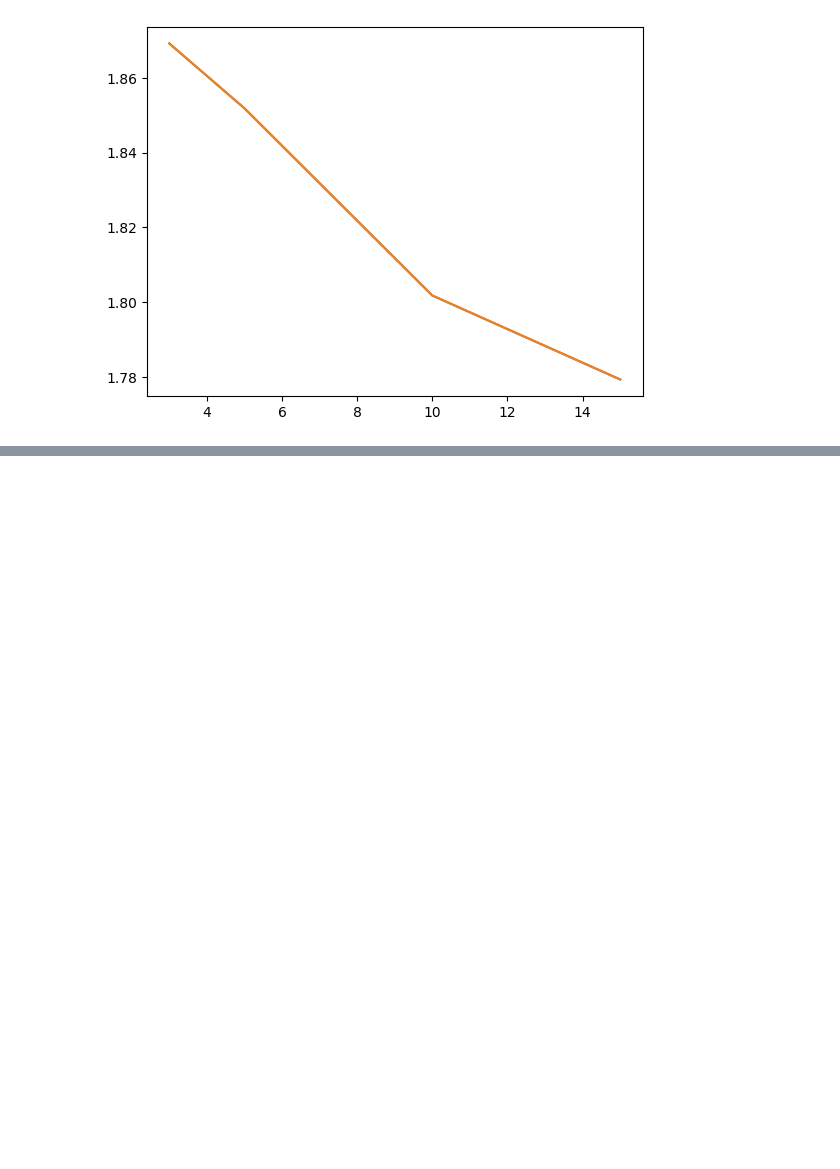
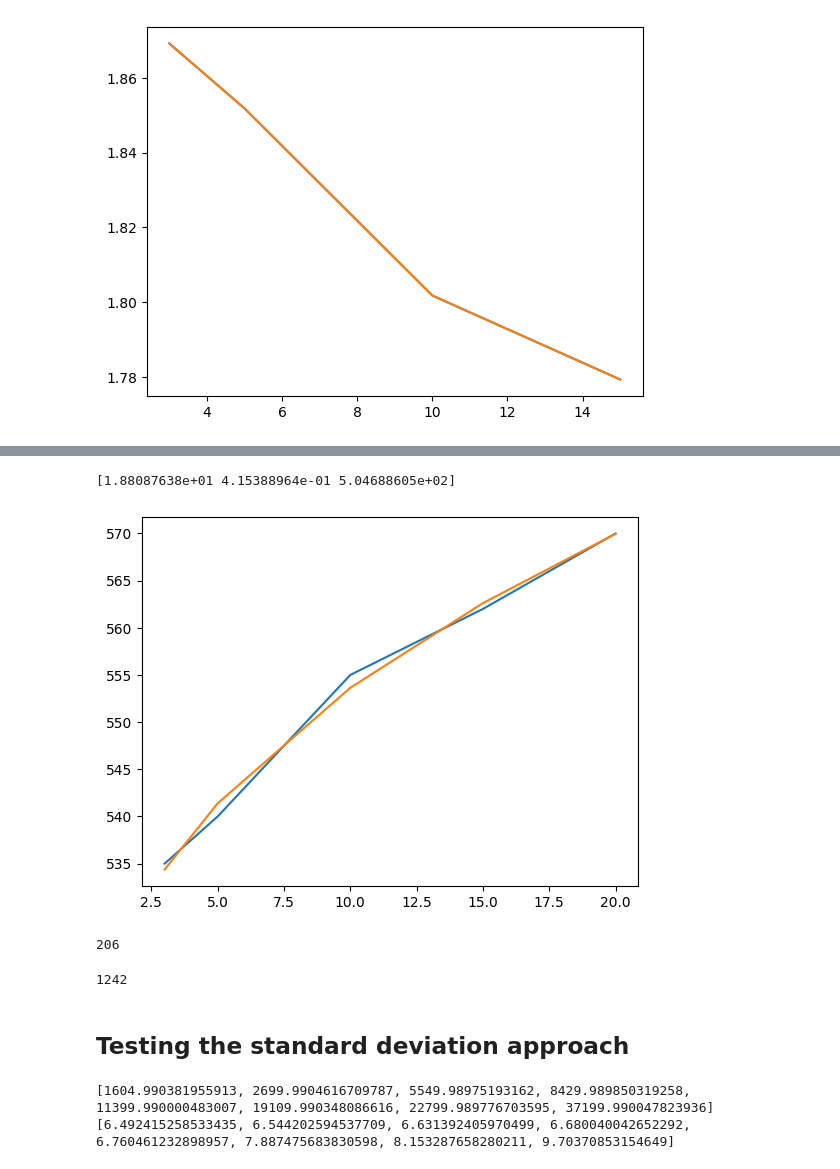
Before and after one commit to TWilson05/IAAF_Points, a Jupyter notebook: code_workbook.ipynb, the cells around one changed output, grey strips where cells are left out. Drawn from its saved outputs; the diff is of its cells as text; code cells hidden in the pictures; blank space fills up the shorter version.

```diff
--- a/code_workbook.ipynb
+++ b/code_workbook.ipynb
@@ -391,0 +418,69 @@ print(int(points))
+# %%
+popt_null, pcov = spo.curve_fit(f, distances[:n_points], pace_null[:n_points], p0=[1, 1, 1])
+
+print(popt_null)
+
+plt.plot(distances[:n_points], pace_null[:n_points])
+plt.plot(distances[:n_points], f(np.array(distances[:n_points]), *popt_null))
+plt.show()
+# %% [output]
+[1.88087638e+01 4.15388964e-01 5.04688605e+02]
+[figure, added]
+# %%
+dist = 1.5
+time = "9:53.71"
+
+p_max_d = f(dist, *popt_max)
+p_null_d = f(dist, *popt_null)
+
+t_max = dist * p_max_d
+t_null = dist * p_null_d
+a_val = 1400 / (t_null - t_max)**2
+
+time_s = time_to_secs(time)
+points = a_val * (time_s - t_null)**2
+print(int(points))
+# %% [output]
+206
+# %%
+dist = 1.609
+time = "5:31.08"
+
+p_max_d = f(dist, *popt_max)
+p_null_d = f(dist, *popt_null)
+
+t_max = dist * p_max_d
+t_null = dist * p_null_d
+a_val = 1400 / (t_null - t_max)**2
+
+time_s = time_to_secs(time)
+points = a_val * (time_s - t_null)**2
+print(int(points))
+# %% [output]
+1242
+# %% [markdown]
+## Testing the standard deviation approach
+# %%
+from scipy.optimize import curve_fit
+
+def pts_function(t, a, b):
+    return a * (t - b)**2
+
+dists = []
+t_means = []
+p_means = []
+stds = []
+for event in restructured_points_table['Men']['Track_Walk']:
+    distance = restructured_points_table['Men']['Track_Walk'][event]['Distance']
+    d_pts = restructured_points_table['Men']['Track_Walk'][event]['Data']
+    # Fit the points
+    popt, pcov = curve_fit(pts_function, d_pts, restructured_points_table['Points'], p0=[1e-5, 1e4])
+    dists.append(distance)
+    t_means.append(popt[1])
+    p_means.append(popt[1]/distance)
+    stds.append(np.sqrt(1/(2*popt[0]*distance**2)))
+print(t_means)
+print(stds)
+# %% [output]
+[1604.990381955913, 2699.9904616709787, 5549.98975193162, 8429.989850319258, 11399.990000483007, 19109.990348086616, 22799.989776703595, 37199.990047823936]
+[6.492415258533435, 6.544202594537709, 6.631392405970499, 6.680040042652292, 6.760461232898957, 7.887475683830598, 8.153287658280211, 9.70370853154649]
```
Also changed, not shown: parts of 15 cells of this notebook, 3 other files.
